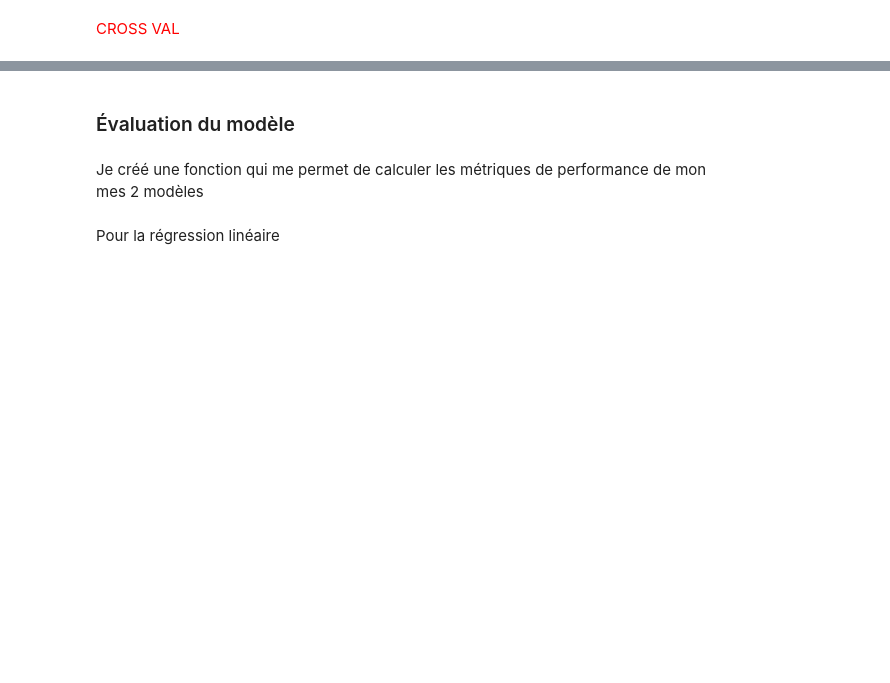
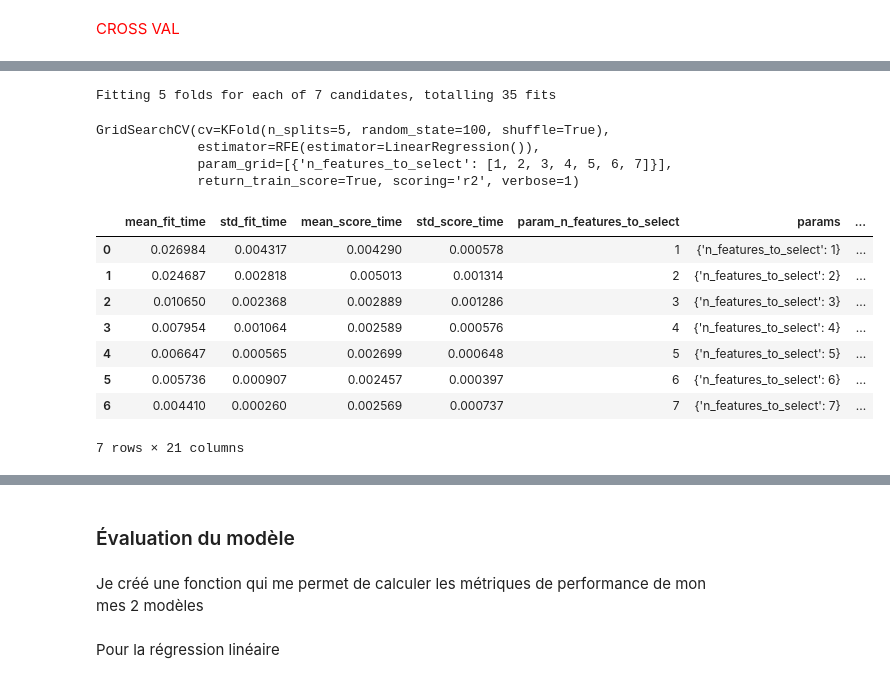
Before and after one commit to clement-camara/calories_pred, a Jupyter notebook: model_notebook V2.ipynb, the cells around one changed output, grey strips where cells are left out. Drawn from its saved outputs; the diff is of its cells as text; code cells hidden in the pictures; blank space fills up the shorter version.

```diff
--- a/model_notebook V2.ipynb
+++ b/model_notebook V2.ipynb
@@ -335,0 +390,3 @@ plt.plot(val_score)
+# %%
+# étape-2 : spécifier la gamme des hyperparamètres à ajuster
+hyper_params = [{'n_features_to_select': list(range(1, 8))}]
@@ -335,0 +407,23 @@ plt.plot(val_score)
+# %%
+# fit the model
+model_cv.fit(X_train, y_train)
+# %% [output]
+Fitting 5 folds for each of 7 candidates, totalling 35 fits
+GridSearchCV(cv=KFold(n_splits=5, random_state=100, shuffle=True),
+             estimator=RFE(estimator=LinearRegression()),
+             param_grid=[{'n_features_to_select': [1, 2, 3, 4, 5, 6, 7]}],
+             return_train_score=True, scoring='r2', verbose=1)
+# %%
+# cv results
+cv_results = pd.DataFrame(model_cv.cv_results_)
+cv_results
+# %% [output]
+|  | mean_fit_time | std_fit_time | mean_score_time | std_score_time | param_n_features_to_select | params | ... |
+| 0 | 0.026984 | 0.004317 | 0.004290 | 0.000578 | 1 | {'n_features_to_select': 1} | ... |
+| 1 | 0.024687 | 0.002818 | 0.005013 | 0.001314 | 2 | {'n_features_to_select': 2} | ... |
+| 2 | 0.010650 | 0.002368 | 0.002889 | 0.001286 | 3 | {'n_features_to_select': 3} | ... |
+| 3 | 0.007954 | 0.001064 | 0.002589 | 0.000576 | 4 | {'n_features_to_select': 4} | ... |
+| 4 | 0.006647 | 0.000565 | 0.002699 | 0.000648 | 5 | {'n_features_to_select': 5} | ... |
+| 5 | 0.005736 | 0.000907 | 0.002457 | 0.000397 | 6 | {'n_features_to_select': 6} | ... |
+| 6 | 0.004410 | 0.000260 | 0.002569 | 0.000737 | 7 | {'n_features_to_select': 7} | ... |
+7 rows × 21 columns
```
Also changed, not shown: parts of 47 cells of this notebook, 10 other files.
